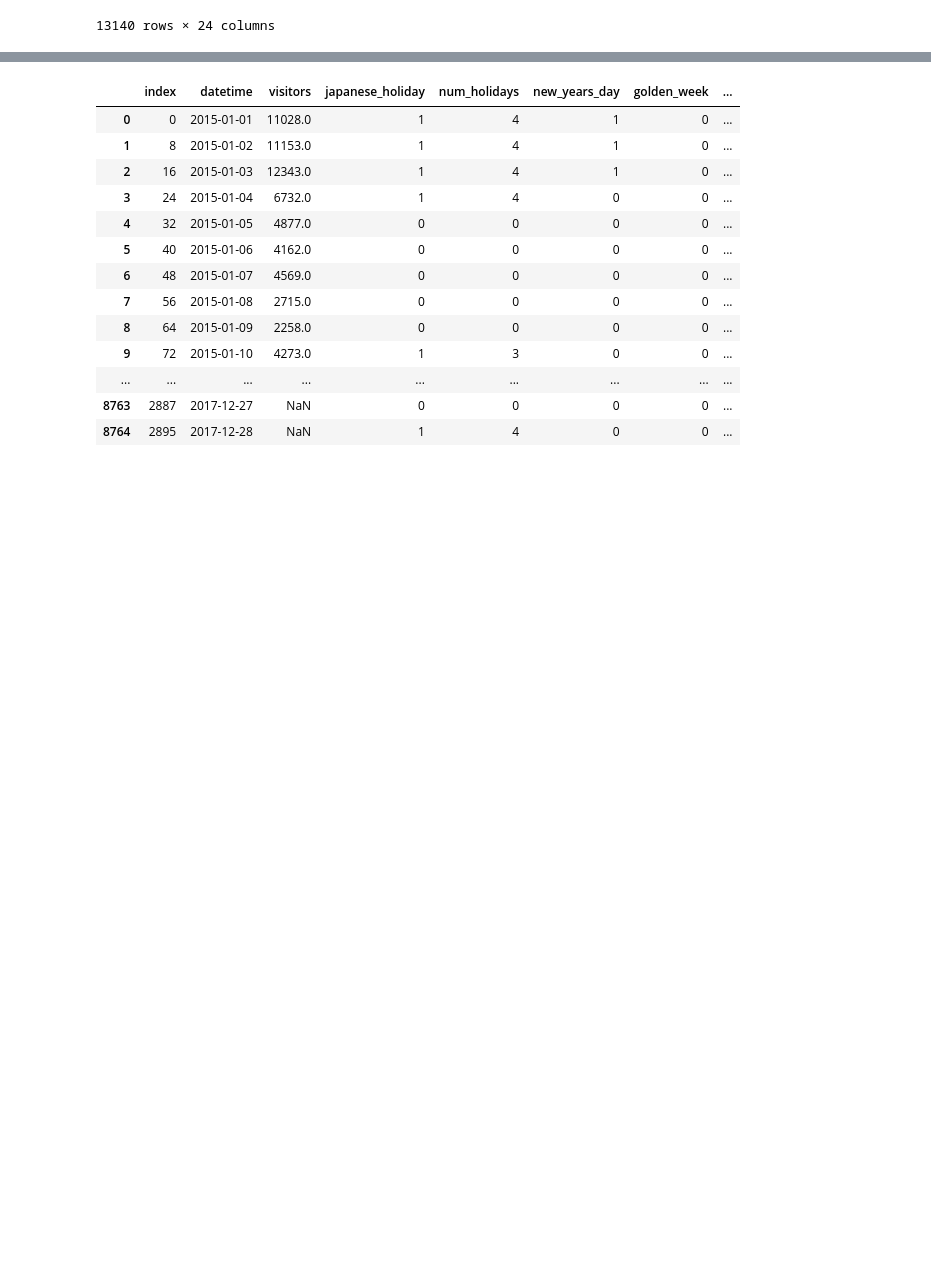
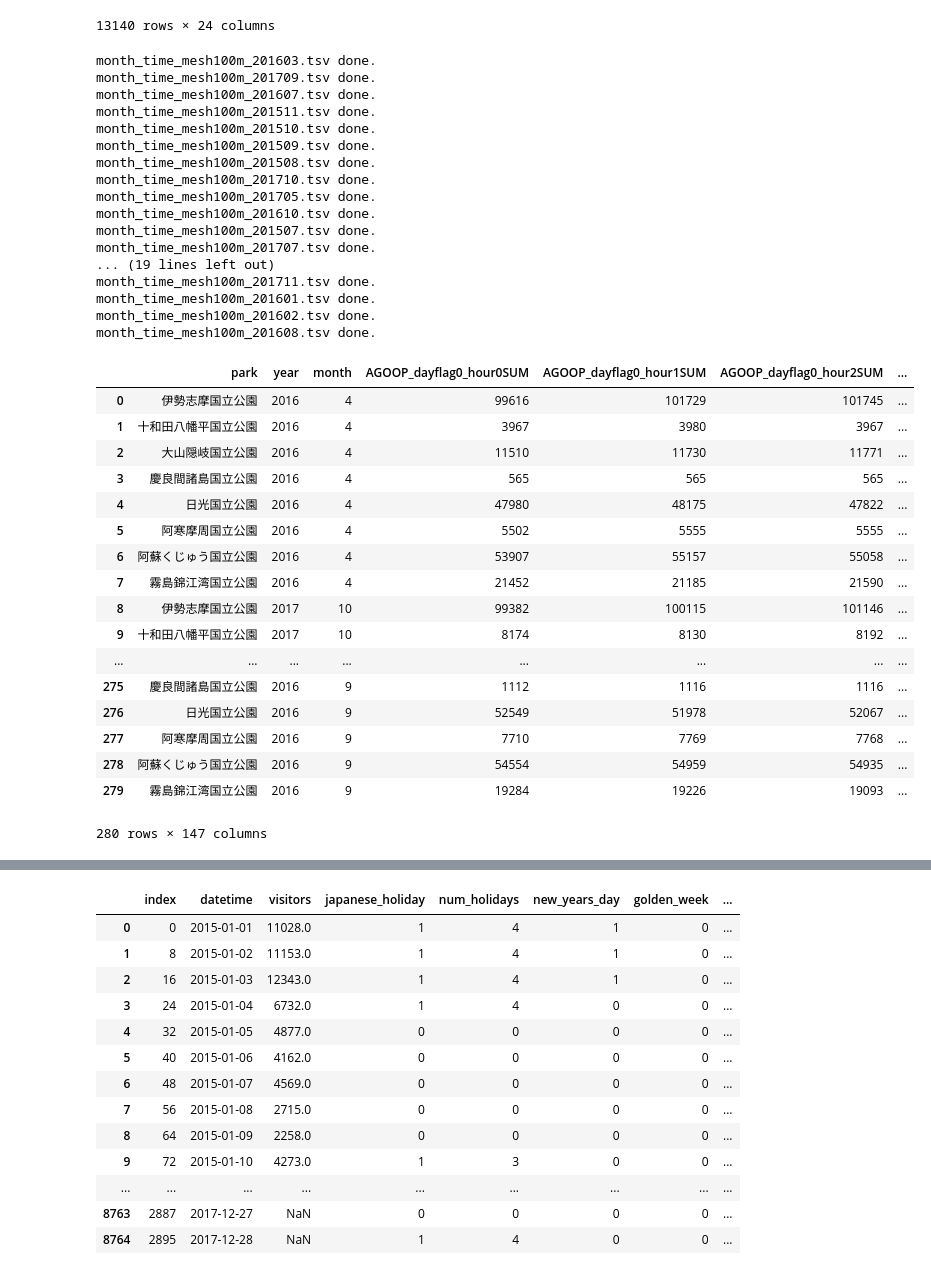
Before and after one commit to Hesene/National-Parks, a Jupyter notebook: src/EDA.ipynb, the cells around one changed output, grey strips where cells are left out. Drawn from its saved outputs; the diff is of its cells as text; code cells hidden in the pictures; blank space fills up the shorter version.

```diff
--- a/src/EDA.ipynb
+++ b/src/EDA.ipynb
@@ -244,0 +197,80 @@ weather.fillna(0, inplace=True)
+# %%
+# Preprocess agoop.tsv
+def agoop(num_rows=None):
+
+    agoop =pd.DataFrame()
+
+    for filename in os.listdir('../input/agoop/'):
+        if 'month_time_mesh100m_' in filename:
+            # load tsv
+            tmp_agoop = pd.read_csv('../input/agoop/'+filename, sep='\t')
+
+            # pivot tableで集約
+            tmp_agoop = tmp_agoop.pivot_table(index=['park', 'year', 'month'],
+                                              columns=['dayflag', 'hour'],
+                                              values='population',
+                                              aggfunc=[np.sum, 'mean'])
+
+            # カラム名を変更
+            tmp_agoop.columns = ['AGOOP_dayflag'+str(tup[1])+'_'+'hour'+str(tup[2])+tup[0].upper() for tup in tmp_agoop.columns.values]
+
+            # merge
+            agoop = agoop.append(tmp_agoop)
+
+            del tmp_agoop
+            gc.collect()
+
+            print(filename+' done.')
+
+    agoop = agoop.reset_index()
+
+    # １ヶ月先にシフト
+    for i, (y, m) in enumerate(zip(agoop['year'], agoop['month'])):
+        if m==12:
+            agoop.loc[i,'month']-=11
+            agoop.loc[i,'year']+=1
+        else:
+            agoop.loc[i,'month']+=1
+
+    # 2018/1/1以降のデータを削除
+    agoop = agoop[agoop['year']<2018]
+
+    return agoop
+# %%
+agoop()
+# %% [output]
+month_time_mesh100m_201603.tsv done.
+month_time_mesh100m_201709.tsv done.
+month_time_mesh100m_201607.tsv done.
+month_time_mesh100m_201511.tsv done.
+month_time_mesh100m_201510.tsv done.
+month_time_mesh100m_201509.tsv done.
+month_time_mesh100m_201508.tsv done.
+month_time_mesh100m_201710.tsv done.
+month_time_mesh100m_201705.tsv done.
+month_time_mesh100m_201610.tsv done.
+month_time_mesh100m_201507.tsv done.
+month_time_mesh100m_201707.tsv done.
+... (19 lines left out)
+month_time_mesh100m_201711.tsv done.
+month_time_mesh100m_201601.tsv done.
+month_time_mesh100m_201602.tsv done.
+month_time_mesh100m_201608.tsv done.
+|  | park | year | month | AGOOP_dayflag0_hour0SUM | AGOOP_dayflag0_hour1SUM | AGOOP_dayflag0_hour2SUM | ... |
+| 0 | 伊勢志摩国立公園 | 2016 | 4 | 99616 | 101729 | 101745 | ... |
+| 1 | 十和田八幡平国立公園 | 2016 | 4 | 3967 | 3980 | 3967 | ... |
+| 2 | 大山隠岐国立公園 | 2016 | 4 | 11510 | 11730 | 11771 | ... |
+| 3 | 慶良間諸島国立公園 | 2016 | 4 | 565 | 565 | 565 | ... |
+| 4 | 日光国立公園 | 2016 | 4 | 47980 | 48175 | 47822 | ... |
+| 5 | 阿寒摩周国立公園 | 2016 | 4 | 5502 | 5555 | 5555 | ... |
+| 6 | 阿蘇くじゅう国立公園 | 2016 | 4 | 53907 | 55157 | 55058 | ... |
+| 7 | 霧島錦江湾国立公園 | 2016 | 4 | 21452 | 21185 | 21590 | ... |
+| 8 | 伊勢志摩国立公園 | 2017 | 10 | 99382 | 100115 | 101146 | ... |
+| 9 | 十和田八幡平国立公園 | 2017 | 10 | 8174 | 8130 | 8192 | ... |
+| ... | ... | ... | ... | ... | ... | ... | ... |
+| 275 | 慶良間諸島国立公園 | 2016 | 9 | 1112 | 1116 | 1116 | ... |
+| 276 | 日光国立公園 | 2016 | 9 | 52549 | 51978 | 52067 | ... |
+| 277 | 阿寒摩周国立公園 | 2016 | 9 | 7710 | 7769 | 7768 | ... |
+| 278 | 阿蘇くじゅう国立公園 | 2016 | 9 | 54554 | 54959 | 54935 | ... |
+| 279 | 霧島錦江湾国立公園 | 2016 | 9 | 19284 | 19226 | 19093 | ... |
+280 rows × 147 columns
```
Also changed, not shown: parts of 4 cells of this notebook, 3 other files.
